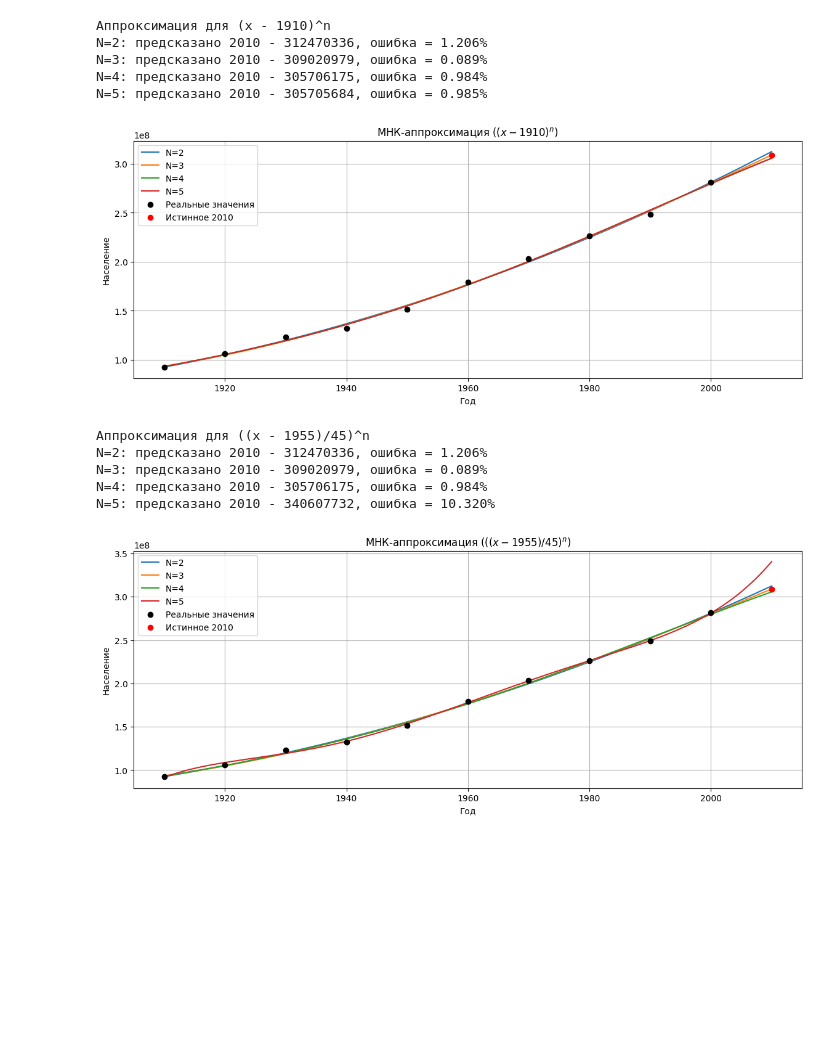
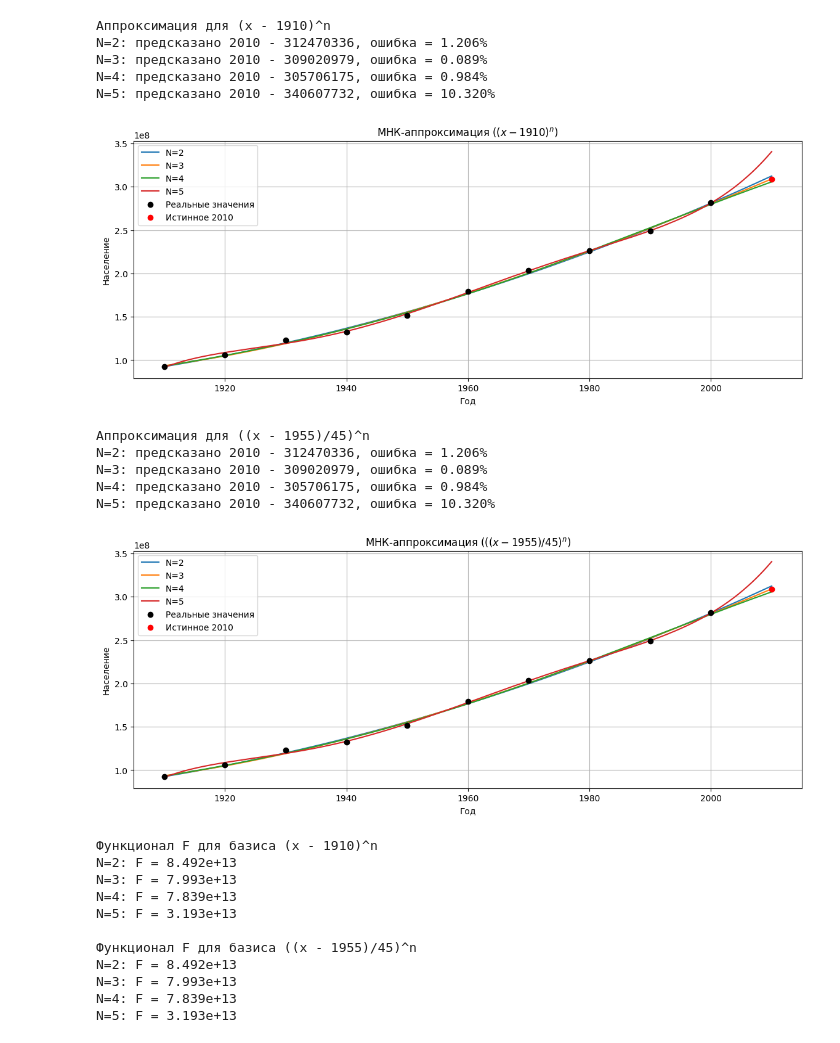
Before and after one commit to La1tek/Computational-mathematics, a Jupyter notebook: HW3/Task2/Task2.ipynb, the cells around one changed output. Cells and saved outputs as stored; diff of their text form; code cells hidden in the pictures; blank space fills up the shorter version.

```diff
--- a/HW3/Task2/Task2.ipynb
+++ b/HW3/Task2/Task2.ipynb
@@ -3,11 +3,11 @@ import numpy as np
 import matplotlib.pyplot as plt
 
 # Года
-years = np.array([1910,1920,1930,1940,1950,1960,1970,1980,1990,2000])
+years = np.array([1910,1920,1930,1940,1950,1960,1970,1980,1990,2000], dtype=float)
 
 # Население
 population = np.array([92228496, 106021537, 123202624, 132164569, 151325798,
-                       179323175, 203211926, 226545805, 248709873, 281421906])
+                       179323175, 203211926, 226545805, 248709873, 281421906], dtype=float)
 
 # Точное значение 2010
 actual_2010 = 308745538
@@ -64,38 +64,65 @@ def plot_approx(basis_func, coeffs_dict, label):
 
     plt.scatter(years, population, color='black', zorder=5, label='Реальные значения')
     plt.scatter([2010], [actual_2010], color='red', label='Истинное 2010', zorder=6)
     plt.xlabel("Год")
     plt.ylabel("Население")
     plt.title(f"МНК-аппроксимация ({label})")
     plt.legend()
     plt.grid(True)
     plt.show()
 
+# Подсчет минимизурующего функционала МНК F
+def calc_F(basis_func, N_values):
+    for N in N_values:
+        basis = basis_func(N)
+        M, b_vec = build_system(basis, population)
+        alpha = np.linalg.solve(M, b_vec)
+        residual = population - np.dot(np.vstack([b(years) for b in basis]).T, alpha)
+        F = np.sum(residual**2)
+        print(f"N={N}: F = {F:.3e}")
+
 # Базисы для пунктов (б) и (г)
 def basis_b(N):  # (x - 1910)^n
     return [lambda x, n=n: (x - 1910)**n for n in range(N+1)]
 
 def basis_d(N):  # ((x - 1955)/45)^n
     return [lambda x, n=n: ((x - 1955)/45)**n for n in range(N+1)]
 
 
 print("Аппроксимация для (x - 1910)^n")
 coeffs_b = approx(basis_b, [2,3,4,5])
 plot_approx(basis_b, coeffs_b, r"$(x - 1910)^n$")
 
 print("Аппроксимация для ((x - 1955)/45)^n")
 coeffs_d = approx(basis_d, [2,3,4,5])
 plot_approx(basis_d, coeffs_d, r"$((x - 1955)/45)^n$")
+
+print("Функционал F для базиса (x - 1910)^n")
+calc_F(basis_b, [2,3,4,5])
+
+print("\nФункционал F для базиса ((x - 1955)/45)^n")
+calc_F(basis_d, [2,3,4,5])
 # %% [output]
 Аппроксимация для (x - 1910)^n
 N=2: предсказано 2010 - 312470336, ошибка = 1.206%
 N=3: предсказано 2010 - 309020979, ошибка = 0.089%
 N=4: предсказано 2010 - 305706175, ошибка = 0.984%
-N=5: предсказано 2010 - 305705684, ошибка = 0.985%
+N=5: предсказано 2010 - 340607732, ошибка = 10.320%
-[figure, old version]
+[figure, new version]
 Аппроксимация для ((x - 1955)/45)^n
 N=2: предсказано 2010 - 312470336, ошибка = 1.206%
 N=3: предсказано 2010 - 309020979, ошибка = 0.089%
 N=4: предсказано 2010 - 305706175, ошибка = 0.984%
 N=5: предсказано 2010 - 340607732, ошибка = 10.320%
 [figure]
+Функционал F для базиса (x - 1910)^n
+N=2: F = 8.492e+13
+N=3: F = 7.993e+13
+N=4: F = 7.839e+13
+N=5: F = 3.193e+13
+
+Функционал F для базиса ((x - 1955)/45)^n
+N=2: F = 8.492e+13
+N=3: F = 7.993e+13
+N=4: F = 7.839e+13
+N=5: F = 3.193e+13
```
